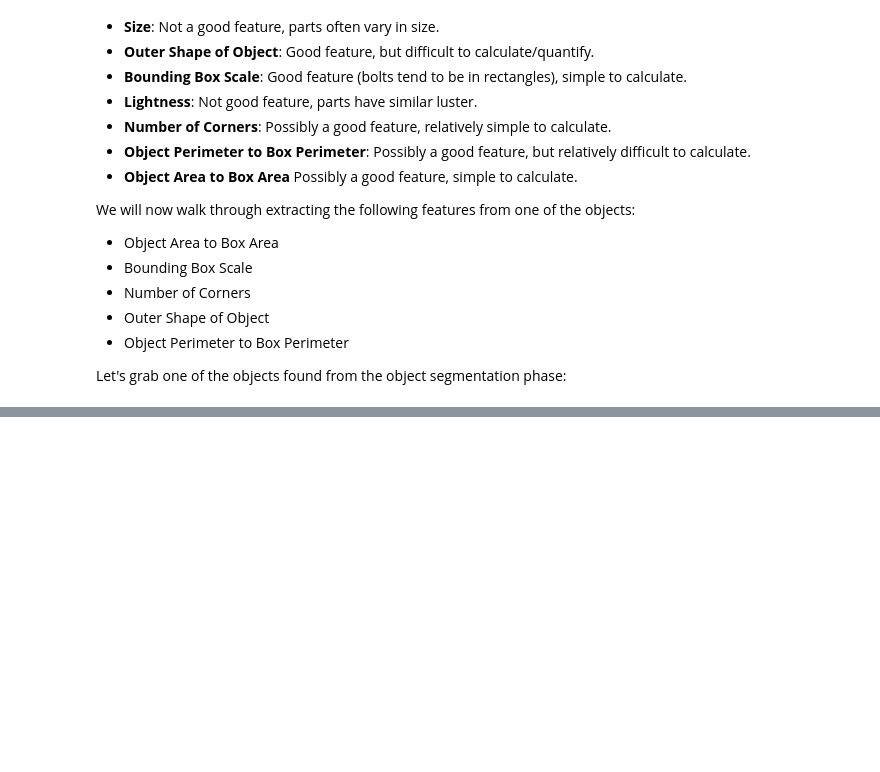
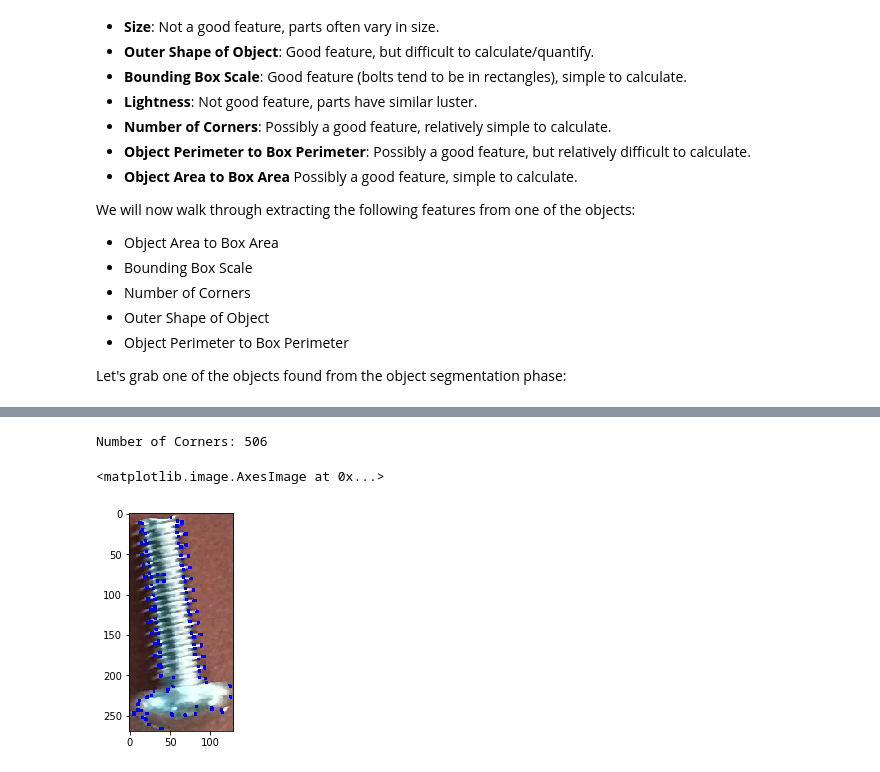
Before and after one commit to mtfuller/CS4732-Nuts-and-Bolts, a Jupyter notebook: Nuts and Bolts Project.ipynb, the cells around one changed output, grey strips where cells are left out. Saved outputs shown, nothing was run; the diff lists cells and outputs as text; code cells hidden in the pictures; blank space fills up the shorter version.

```diff
--- a/Nuts and Bolts Project.ipynb
+++ b/Nuts and Bolts Project.ipynb
@@ -155,0 +208,19 @@ plt.imshow(part_img)
+# %%
+gray = np.float32(th1)
+gray = closing = cv2.morphologyEx(gray, cv2.MORPH_CLOSE, med_kernel)
+
+dst = cv2.cornerHarris(gray,2,3,0.05)
+
+number_of_corners = np.count_nonzero(dst[dst>0.03*dst.max()])
+print("Number of Corners:",number_of_corners)
+
+dst = cv2.dilate(dst,None)
+
+corner_img = part_img.copy()
+corner_img[dst>0.03*dst.max()]=[0,0,255]
+
+plt.imshow(corner_img)
+# %% [output]
+Number of Corners: 506
+<matplotlib.image.AxesImage at 0x...>
+[figure, added]
```
Also changed, not shown: parts of 13 cells of this notebook.
